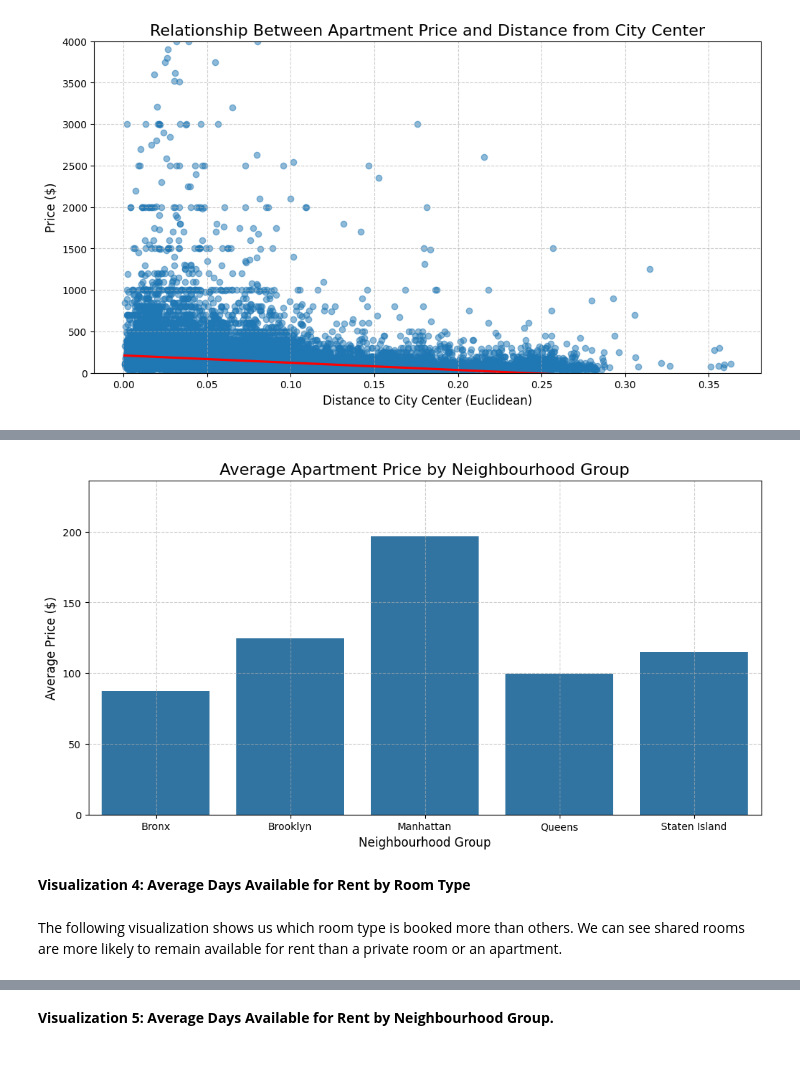
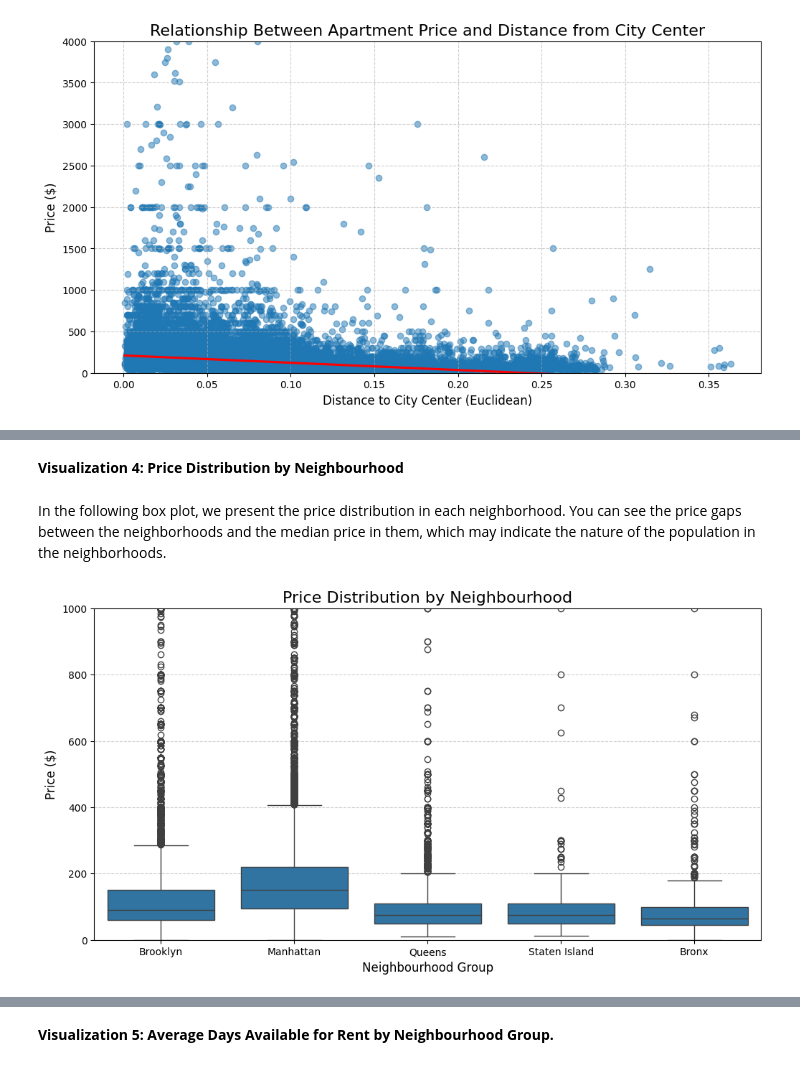
Before and after one commit to yagel2/TDS_NYC_Airbnb, a Jupyter notebook: TDS_Ex1.ipynb, the cells around one changed output, grey strips where cells are left out. Saved outputs shown, nothing was run; the diff lists cells and outputs as text; code cells hidden in the pictures.

```diff
--- a/TDS_Ex1.ipynb
+++ b/TDS_Ex1.ipynb
@@ -70,27 +116,15 @@ In this visualization, you can see the breakdown of rental prices in the 5 neigh
+# %% [markdown]
+**Visualization 4: Price Distribution by Neighbourhood**
+# %% [markdown]
+In the following box plot, we present the price distribution in each neighborhood. You can see the price gaps between the neighborhoods and the median price in them, which may indicate the nature of the population in the neighborhoods.
 # %%
-# Group the data by neighbourhood group and calculate average price
-neighbourhood_group_stats = df.groupby('neighbourhood_group').agg(
-    avg_price=('price', 'mean')
-).reset_index()
-
-# Plot the average price as a bar chart
 plt.figure(figsize=(12, 6))
-sns.barplot(
-    x='neighbourhood_group',
-    y='avg_price',
-    data=neighbourhood_group_stats
-)
-
-# Customize the plot
-plt.title('Average Apartment Price by Neighbourhood Group', fontsize=16)
+sns.boxplot(x='neighbourhood_group', y='price', data=df)
+plt.title('Price Distribution by Neighbourhood', fontsize=16)
 plt.xlabel('Neighbourhood Group', fontsize=12)
-plt.ylabel('Average Price ($)', fontsize=12)
-plt.ylim(0, neighbourhood_group_stats['avg_price'].max() * 1.2)  # Set y-axis limit
-plt.grid(True, linestyle='--', alpha=0.6)
+plt.ylabel('Price ($)', fontsize=12)
+plt.ylim(0, 1000)
+plt.grid(axis='y', linestyle='--', alpha=0.6)
 plt.show()
 # %% [output]
-[figure, old version]
+[figure, new version]
-# %% [markdown]
-**Visualization 4: Average Days Available for Rent by Room Type**
-# %% [markdown]
-The following visualization shows us which room type is booked more than others. We can see shared rooms are more likely to remain available for rent than a private room or an apartment.
```
Also changed, not shown: parts of 8 cells of this notebook.
